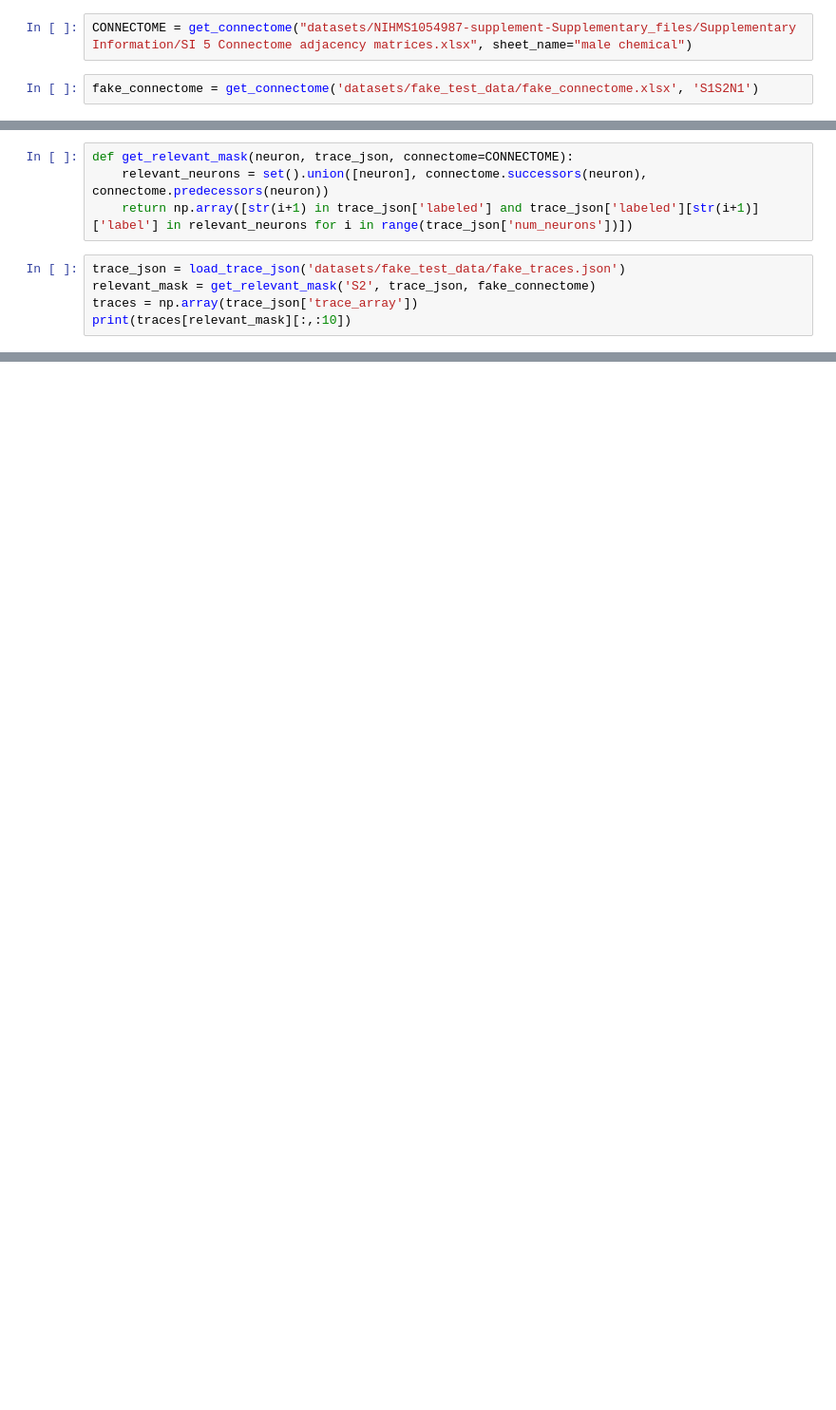
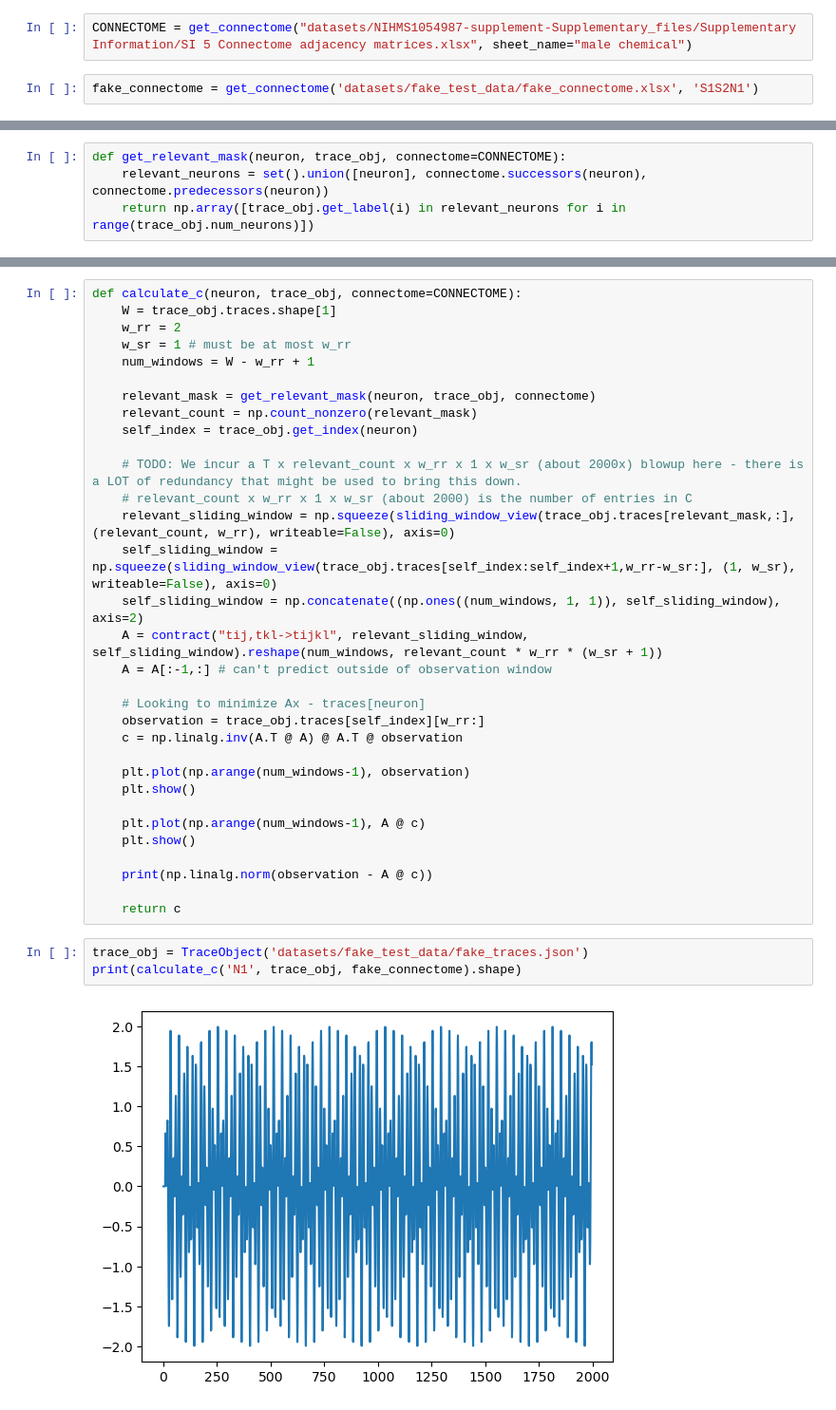
Before and after one commit to ironak/worms, a Jupyter notebook: sandy3.ipynb, the cells around one changed output, grey strips where cells are left out. Shown at 95% size. Drawn from its saved outputs; the diff is of its cells as text; blank space fills up the shorter version.

```diff
--- a/sandy3.ipynb
+++ b/sandy3.ipynb
@@ -61,9 +64,4 @@ def load_trace_json(json_filepath):
 # %%
-def get_relevant_mask(neuron, trace_json, connectome=CONNECTOME):
+def get_relevant_mask(neuron, trace_obj, connectome=CONNECTOME):
     relevant_neurons = set().union([neuron], connectome.successors(neuron), connectome.predecessors(neuron))
-    return np.array([str(i+1) in trace_json['labeled'] and trace_json['labeled'][str(i+1)]['label'] in relevant_neurons for i in range(trace_json['num_neurons'])])
+    return np.array([trace_obj.get_label(i) in relevant_neurons for i in range(trace_obj.num_neurons)])
-# %%
-trace_json = load_trace_json('datasets/fake_test_data/fake_traces.json')
-relevant_mask = get_relevant_mask('S2', trace_json, fake_connectome)
-traces = np.array(trace_json['trace_array'])
-print(traces[relevant_mask][:,:10])
@@ -76,0 +68,37 @@ print(traces[relevant_mask][:,:10])
+# %%
+def calculate_c(neuron, trace_obj, connectome=CONNECTOME):
+    W = trace_obj.traces.shape[1]
+    w_rr = 2
+    w_sr = 1 # must be at most w_rr
+    num_windows = W - w_rr + 1
+
+    relevant_mask = get_relevant_mask(neuron, trace_obj, connectome)
+    relevant_count = np.count_nonzero(relevant_mask)
+    self_index = trace_obj.get_index(neuron)
+
+    # TODO: We incur a T x relevant_count x w_rr x 1 x w_sr (about 2000x) blowup here - there is a LOT of redundancy that might be used to bring this down.
+    # relevant_count x w_rr x 1 x w_sr (about 2000) is the number of entries in C
+    relevant_sliding_window = np.squeeze(sliding_window_view(trace_obj.traces[relevant_mask,:], (relevant_count, w_rr), writeable=False), axis=0)
+    self_sliding_window = np.squeeze(sliding_window_view(trace_obj.traces[self_index:self_index+1,w_rr-w_sr:], (1, w_sr), writeable=False), axis=0)
+    self_sliding_window = np.concatenate((np.ones((num_windows, 1, 1)), self_sliding_window), axis=2)
+    A = contract("tij,tkl->tijkl", relevant_sliding_window, self_sliding_window).reshape(num_windows, relevant_count * w_rr * (w_sr + 1))
+    A = A[:-1,:] # can't predict outside of observation window
+
+    # Looking to minimize Ax - traces[neuron]
+    observation = trace_obj.traces[self_index][w_rr:]
+    c = np.linalg.inv(A.T @ A) @ A.T @ observation
+
+    plt.plot(np.arange(num_windows-1), observation)
+    plt.show()
+
+    plt.plot(np.arange(num_windows-1), A @ c)
+    plt.show()
+
+    print(np.linalg.norm(observation - A @ c))
+
+    return c
+# %%
+trace_obj = TraceObject('datasets/fake_test_data/fake_traces.json')
+print(calculate_c('N1', trace_obj, fake_connectome).shape)
+# %% [output]
+[figure, added]
```
Also changed, not shown: parts of 7 cells of this notebook, 2 other files.
